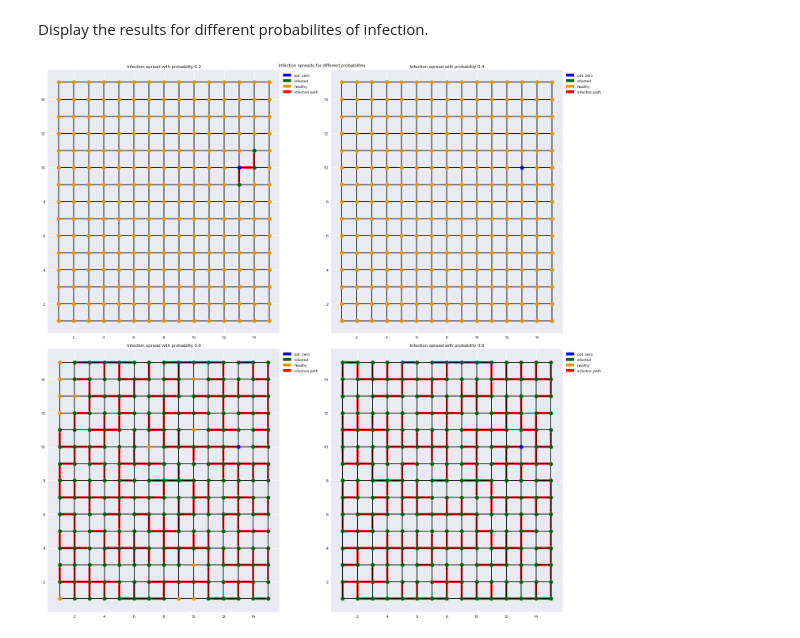
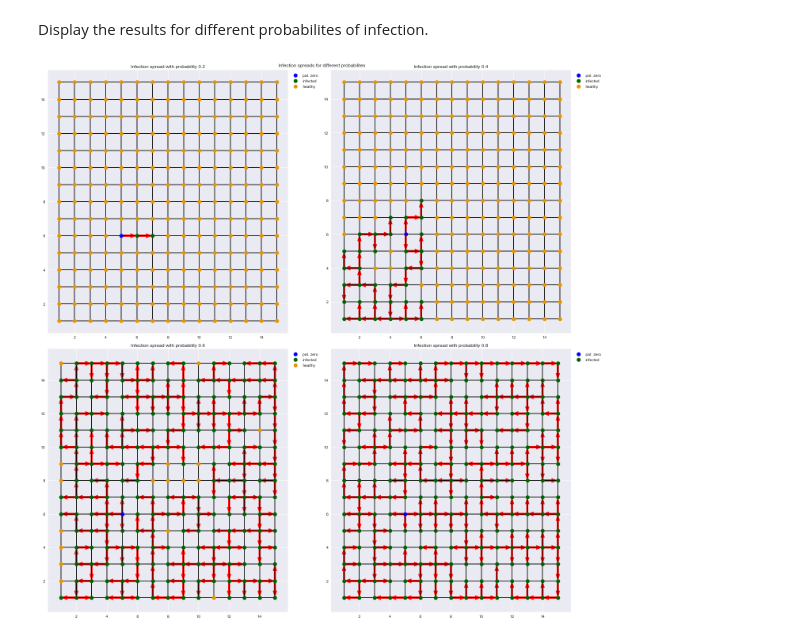
Before and after one commit to juliandwain/agora, a Jupyter notebook: stats/percolation.ipynb, the cells around one changed output. Cells and saved outputs as stored; diff of their text form; code cells hidden in the pictures.

Commit message:
Updated percolation example

```diff
--- a/stats/percolation.ipynb
+++ b/stats/percolation.ipynb
@@ -51,7 +50,7 @@ idcs = np.arange(0, coords.shape[0])
 # define the search tree as set from which each element which is visited will be removed
 tree = {(x, y) for x, y in coords}
 # select random coordinates which represent the infected persons
-rng = np.random.default_rng()
+rng = np.random.default_rng(456)
 num_infected = 1
 idx = rng.choice(idcs, size=num_infected)
 # get a random coordinate which represents the patient zero
@@ -165,0 +135,16 @@ fig1
+# %%
+# define the frontier
+frontier = collections.deque([pat_zero])
+# define the infected people
+infected = collections.deque()
+route = collections.defaultdict(list)
+percolation(frontier, tree, infected, route, p_infect)
+# %%
+def plot_percolation(fig, ax, infected, tree, route):
+    ax.plot(*np.array(infected)[1:, ...].transpose(), color=green, marker="o", ms=10, ls="", label="infected")
+    ax.plot(*np.array(list(tree)).transpose(), color=orange, marker="o", ms=10, ls="", label="healthy")
+    for parent, child in route.items():
+        for x_c, y_c in child:
+            ax.arrow(parent[0], parent[1], x_c - parent[0], y_c - parent[1], width=1 / 125 * min(nx, ny), length_includes_head=True, head_width=1 / 55 * min(nx, ny), color=red)
+    ax.legend(bbox_to_anchor=(1, 1))
+    return fig
@@ -168,51 +157,34 @@ Display the results for different probabilites of infection.
 # %%
 # define the probabilites
 p_infect = [0.2, 0.4, 0.6, 0.8]
 
 # define the figure
 nrows, ncols = 2, 2
 fig2 = plt.figure(figsize=(20, 20))
 gs = gridspec.GridSpec(nrows, ncols, figure=fig2)
 axes = [
     fig2.add_subplot(gs[0, 0]),
     fig2.add_subplot(gs[0, 1]),
     fig2.add_subplot(gs[1, 0]),
     fig2.add_subplot(gs[1, 1]),
 ]
 
 for counter, p in enumerate(p_infect):
     # herein, the tree has to be filled in each iteration
     tree = {(x, y) for x, y in coords}
+    # define the frontier
+    frontier = collections.deque([pat_zero])
+    # define the infected people
+    infected = collections.deque()
+    route = collections.defaultdict(list)
+    percolation(frontier, tree, infected, route, p)
     axes[counter].plot(X, Y, color=black)
     axes[counter].plot(Y, X, color=black)
-    axes[counter].plot(*pat_zero, marker='o', ms=10, color=blue, ls="")
-    # define the frontier as queue
-    frontier = collections.deque([pat_zero])
-    while frontier:
-        infected = []
-        node = frontier.pop()
-        tree.remove(node)
-        neighbors = get_neighbors(node, distance, x_limit=xlim, y_limit=ylim)
-        mask = rng.random(size=neighbors.shape[0]) < p
-        for x, y in neighbors[mask]:
-            if (x, y) not in tree or (x, y) in frontier:
-                continue
-            frontier.append((x, y))
-            infected.append((x, y))
-            # modify the plot
-            axes[counter].arrow(node[0], node[1], x - node[0], y - node[1], width=1 / 125 * min(nx, ny), length_includes_head=True, head_width=1 / 100 * min(nx, ny), color=red)
-            axes[counter].plot(x, y, marker="o", ms=10, color=green)
-        tree_struct[f"Node: {node}"] = infected
+    axes[counter].plot(*pat_zero, marker='o', ms=10, color=blue, ls="", label="pat. zero")
+    plot_percolation(fig2, axes[counter], infected, tree, route)
 
-    # modify the plot
-    for x, y in tree:
-        axes[counter].plot(x, y, marker="o", ms=10, color=orange)
-    green_patch =  mpatches.Patch(color=green, label="infected")
-    red_patch =  mpatches.Patch(color=red, label="infection path")
-    orange_patch = mpatches.Patch(color=orange, label="healthy")
-    axes[counter].legend(handles=[blue_patch, green_patch, orange_patch, red_patch], bbox_to_anchor=(1, 1), loc="upper left")
     axes[counter].set_title(f"Infection spread with probability {p}")
 fig2.suptitle("Infection spreads for different probabilites")
 fig2.tight_layout()
 # %% [output]
-[figure, old version]
+[figure, new version]
```
Also changed, not shown: parts of 7 cells of this notebook.
